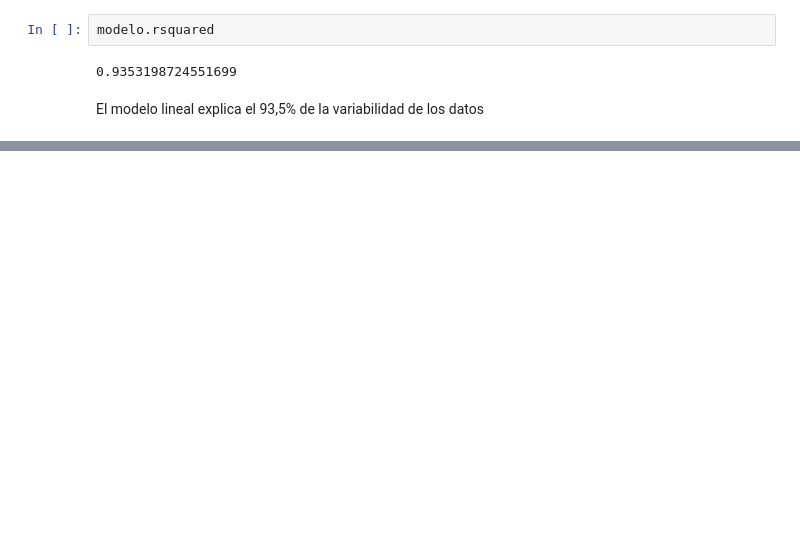
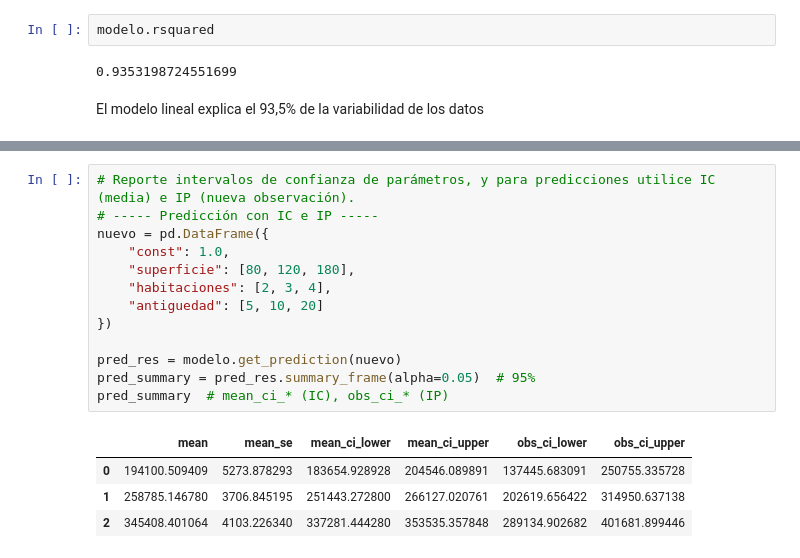
Before and after one commit to ppandomail/est, a Jupyter notebook: 4-regresion-lineal.ipynb, the cells around one changed output, grey strips where cells are left out. Cells and saved outputs as stored; diff of their text form; blank space fills up the shorter version.

```diff
--- a/4-regresion-lineal.ipynb
+++ b/4-regresion-lineal.ipynb
@@ -415,0 +624,18 @@ El modelo lineal explica el 93,5% de la variabilidad de los datos
+# %%
+# Reporte intervalos de confianza de parámetros, y para predicciones utilice IC (media) e IP (nueva observación).
+# ----- Predicción con IC e IP -----
+nuevo = pd.DataFrame({
+    "const": 1.0,
+    "superficie": [80, 120, 180],
+    "habitaciones": [2, 3, 4],
+    "antiguedad": [5, 10, 20]
+})
+
+pred_res = modelo.get_prediction(nuevo)
+pred_summary = pred_res.summary_frame(alpha=0.05)  # 95%
+pred_summary  # mean_ci_* (IC), obs_ci_* (IP)
+# %% [output]
+|  | mean | mean_se | mean_ci_lower | mean_ci_upper | obs_ci_lower | obs_ci_upper |
+| 0 | 194100.509409 | 5273.878293 | 183654.928928 | 204546.089891 | 137445.683091 | 250755.335728 |
+| 1 | 258785.146780 | 3706.845195 | 251443.272800 | 266127.020761 | 202619.656422 | 314950.637138 |
+| 2 | 345408.401064 | 4103.226340 | 337281.444280 | 353535.357848 | 289134.902682 | 401681.899446 |
```
Also changed, not shown: parts of 24 cells of this notebook, 2 other files.
